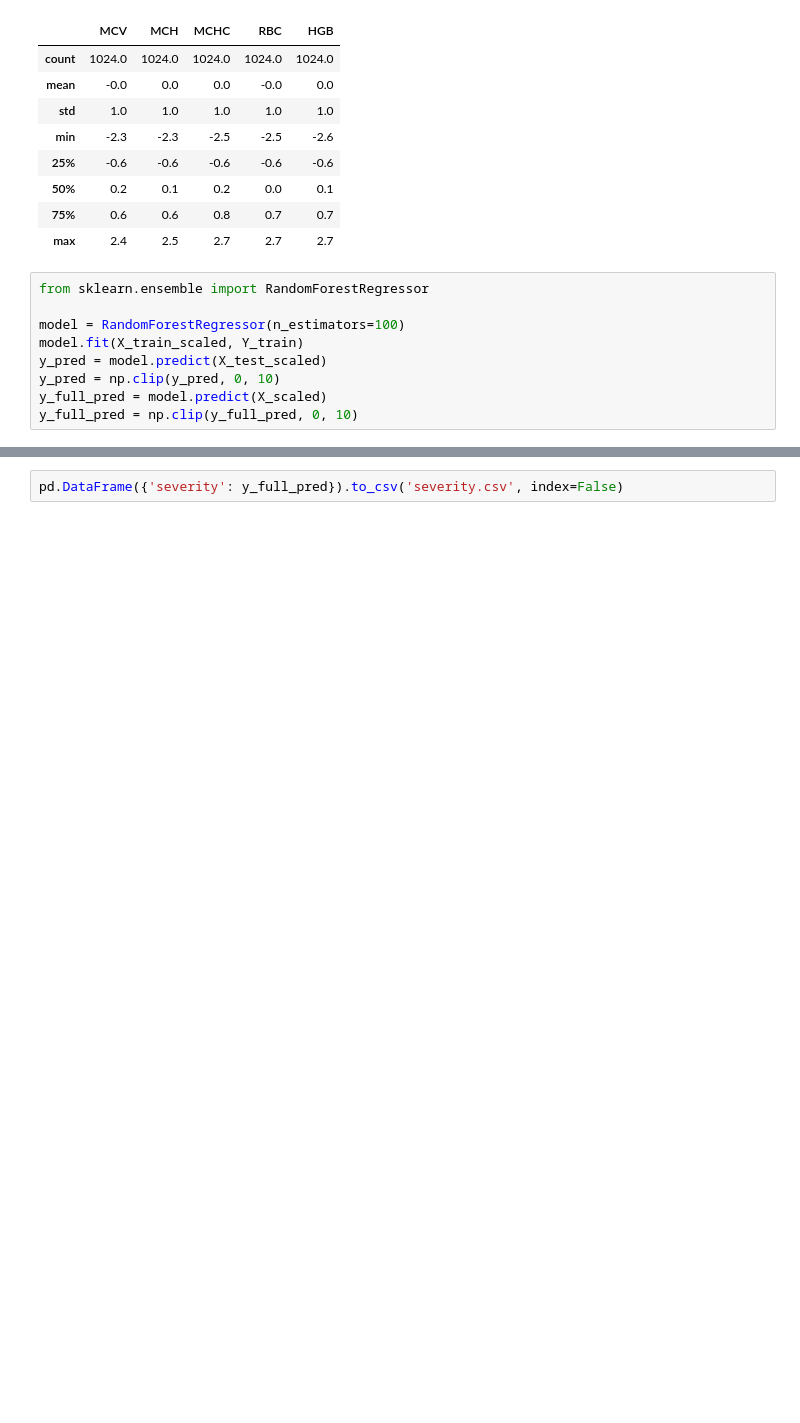
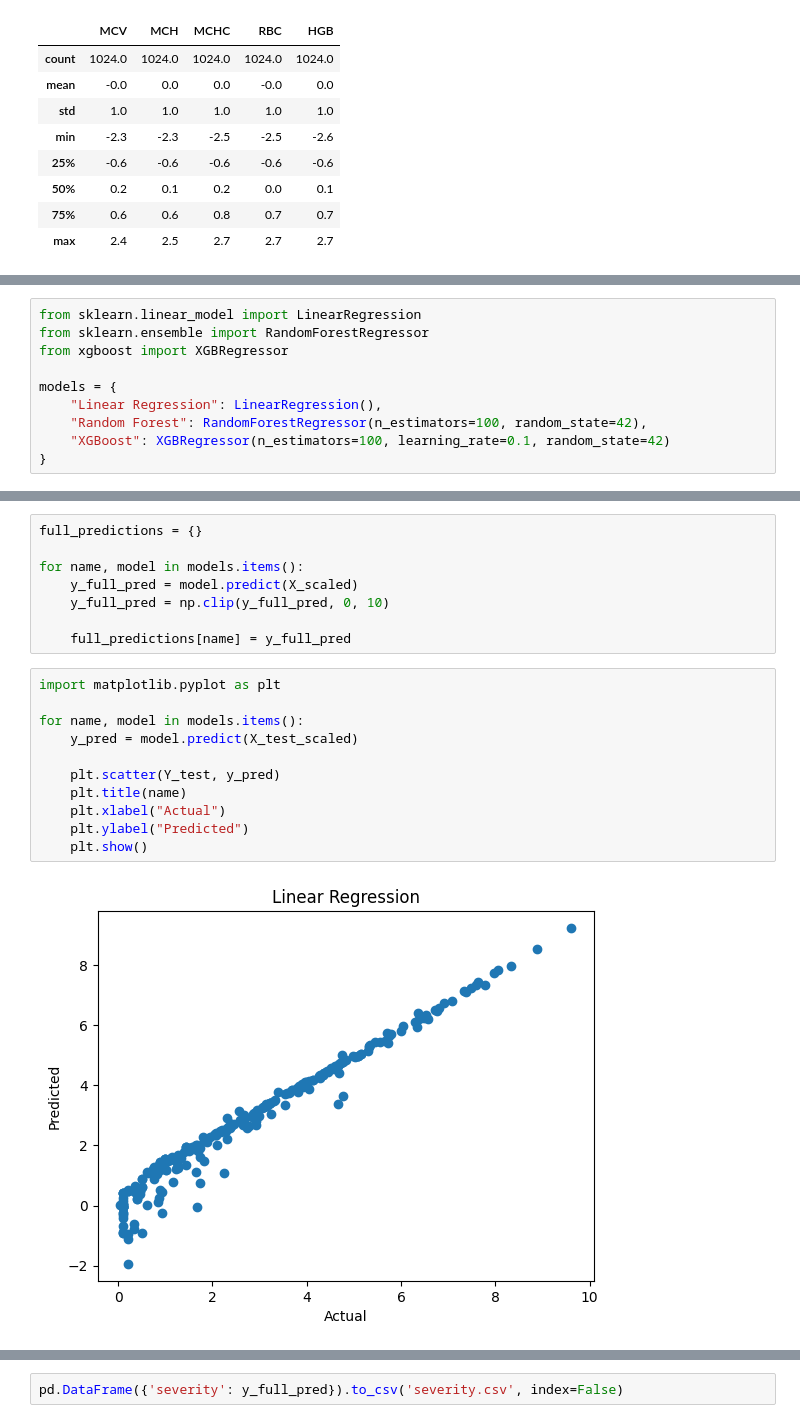
Before and after one commit to aranjali1/anemia-severity-prediction, a Jupyter notebook: microcytic_severity.ipynb, the cells around one changed output, grey strips where cells are left out. Drawn from its saved outputs; the diff is of its cells as text; blank space fills up the shorter version.

Commit message:
3 models trained

```diff
--- a/microcytic_severity.ipynb
+++ b/microcytic_severity.ipynb
@@ -580,12 +582,3 @@ np.round(X_train_scaled.describe(),1)
 | 50% | 0.2 | 0.1 | 0.2 | 0.0 | 0.1 |
 | 75% | 0.6 | 0.6 | 0.8 | 0.7 | 0.7 |
 | max | 2.4 | 2.5 | 2.7 | 2.7 | 2.7 |
-# %%
-from sklearn.ensemble import RandomForestRegressor
-
-model = RandomForestRegressor(n_estimators=100)
-model.fit(X_train_scaled, Y_train)
-y_pred = model.predict(X_test_scaled)
-y_pred = np.clip(y_pred, 0, 10)
-y_full_pred = model.predict(X_scaled)
-y_full_pred = np.clip(y_full_pred, 0, 10)
@@ -620,0 +609,10 @@ print(predicted_severity[0])
+# %%
+from sklearn.linear_model import LinearRegression
+from sklearn.ensemble import RandomForestRegressor
+from xgboost import XGBRegressor
+
+models = {
+    "Linear Regression": LinearRegression(),
+    "Random Forest": RandomForestRegressor(n_estimators=100, random_state=42),
+    "XGBoost": XGBRegressor(n_estimators=100, learning_rate=0.1, random_state=42)
+}
@@ -620,0 +668,21 @@ print(predicted_severity[0])
+# %%
+full_predictions = {}
+
+for name, model in models.items():
+    y_full_pred = model.predict(X_scaled)
+    y_full_pred = np.clip(y_full_pred, 0, 10)
+
+    full_predictions[name] = y_full_pred
+# %%
+import matplotlib.pyplot as plt
+
+for name, model in models.items():
+    y_pred = model.predict(X_test_scaled)
+
+    plt.scatter(Y_test, y_pred)
+    plt.title(name)
+    plt.xlabel("Actual")
+    plt.ylabel("Predicted")
+    plt.show()
+# %% [output]
+[figure, added]
```
Also changed, not shown: parts of 13 cells of this notebook, 3 other files.
